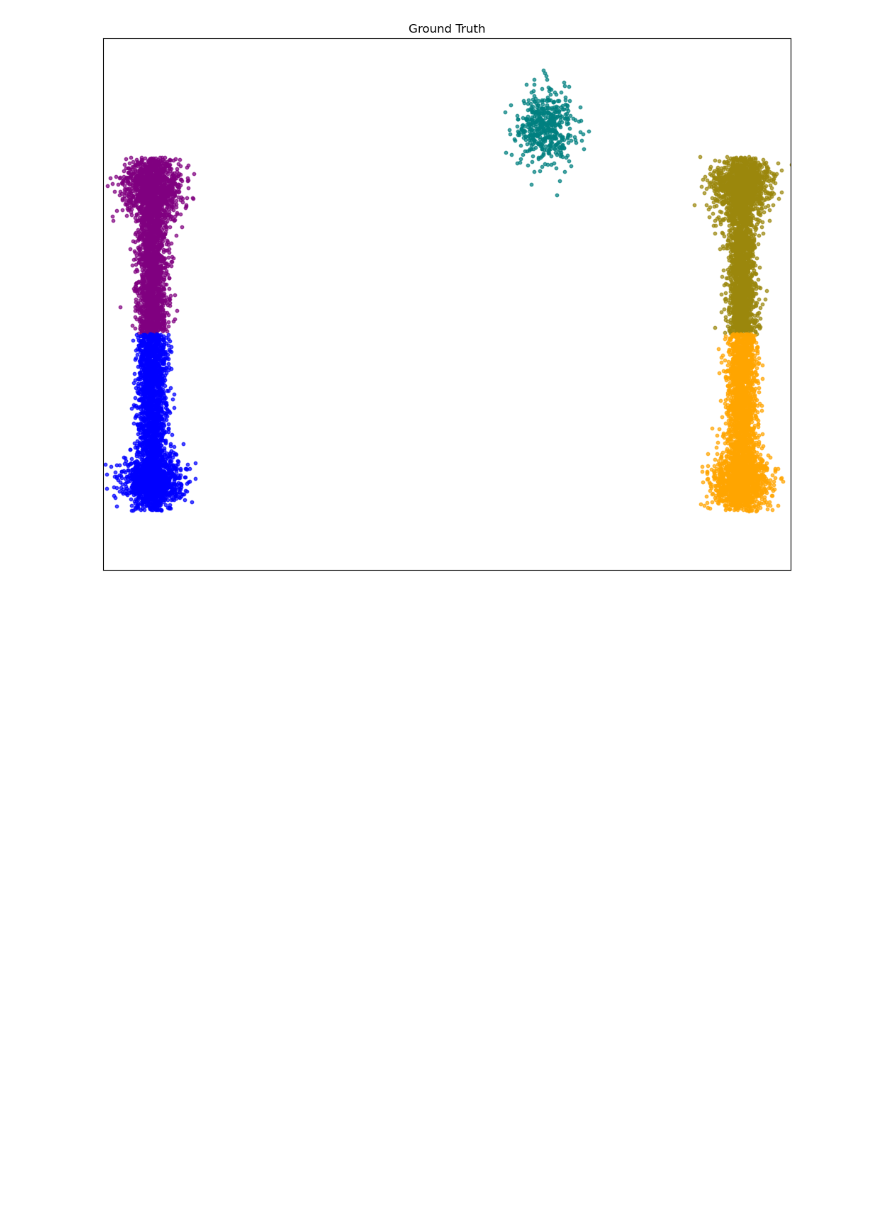
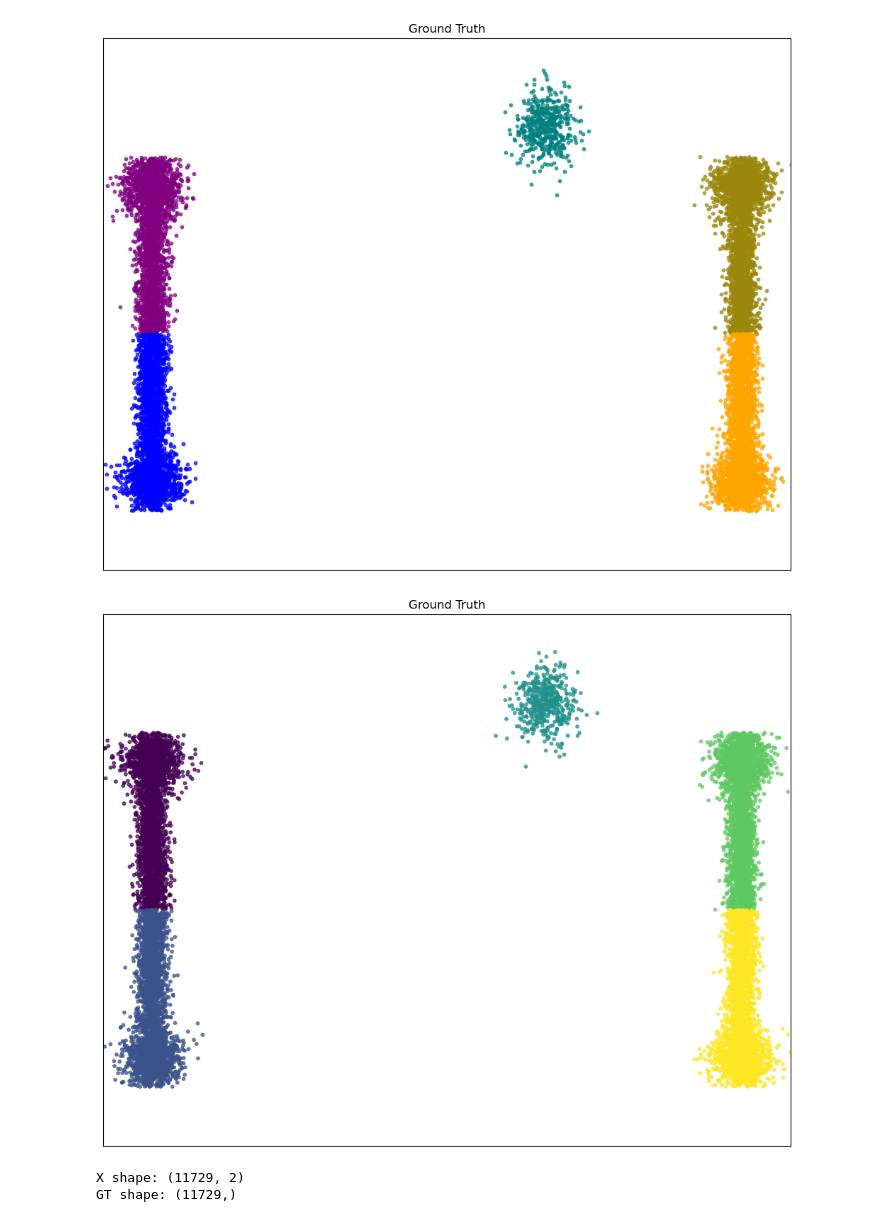
Before and after one commit to seolibek/Tufts2024, a Jupyter notebook: temp.ipynb, the cells around one changed output. Drawn from its saved outputs; the diff is of its cells as text; code cells hidden in the pictures; blank space fills up the shorter version.

Commit message:
X and GT for 5 cluster plot

```diff
--- a/temp.ipynb
+++ b/temp.ipynb
@@ -453,3 +453,78 @@ def plot_ground_truth():
 plot_ground_truth()
 # %% [output]
 [figure]
+# %%
+import numpy as np
+import matplotlib.pyplot as plt
+
+def generate_split_dumbbell_cluster(n_points, center, x_spread, y_spread, end_thickness):
+    top_half = np.random.normal(loc=(center[0], center[1] + y_spread/2),
+                                scale=(x_spread, y_spread/2),
+                                size=(n_points//2, 2))
+    bottom_half = np.random.normal(loc=(center[0], center[1] - y_spread/2),
+                                   scale=(x_spread, y_spread/2),
+                                   size=(n_points//2, 2))
+    top_end = np.random.normal(loc=(center[0], center[1] + y_spread),
+                               scale=(x_spread * end_thickness, y_spread * 0.1),
+                               size=(n_points//4, 2))
+    bottom_end = np.random.normal(loc=(center[0], center[1] - y_spread),
+                                  scale=(x_spread * end_thickness, y_spread * 0.1),
+                                  size=(n_points//4, 2))
+    all_points = np.vstack((top_half, bottom_half, top_end, bottom_end))
+    mask = (all_points[:, 1] >= center[1] - y_spread * 1.2) & (all_points[:, 1] <= center[1] + y_spread * 1.2)
+    return all_points[mask]
+
+def generate_compact_cluster(n_points, center, spread):
+    return np.random.normal(loc=center, scale=spread, size=(n_points, 2))
+
+def plot_ground_truth():
+    left_dumbbell = generate_split_dumbbell_cluster(4000, center=(0, 3), x_spread=0.15, y_spread=2.5, end_thickness=2)
+    right_dumbbell = generate_split_dumbbell_cluster(4000, center=(12, 3), x_spread=0.15, y_spread=2.5, end_thickness=2)
+    center_cluster = generate_compact_cluster(500, center=(8, 6.5), spread=0.3)
+
+    left_top = left_dumbbell[left_dumbbell[:, 1] > 3]
+    left_bottom = left_dumbbell[left_dumbbell[:, 1] <= 3]
+    right_top = right_dumbbell[right_dumbbell[:, 1] > 3]
+    right_bottom = right_dumbbell[right_dumbbell[:, 1] <= 3]
+
+    # Combine all points into X
+    X = np.vstack((left_top, left_bottom, center_cluster, right_top, right_bottom))
+
+    # Create labels
+    labels = np.concatenate([
+        np.zeros(len(left_top)),
+        np.ones(len(left_bottom)),
+        np.full(len(center_cluster), 2),
+        np.full(len(right_top), 3),
+        np.full(len(right_bottom), 4)
+    ])
+
+    # Create GT (y-coordinates)
+    GT = X[:, 1]
+
+    fig, ax = plt.subplots(figsize=(10, 8))
+    scatter = ax.scatter(X[:, 0], X[:, 1], c=labels, cmap='viridis', s=10, alpha=0.7)
+
+    ax.set_xlim(-1, 13)
+    ax.set_ylim(-1, 8)
+    ax.set_title("Ground Truth")
+    ax.set_xticks([])
+    ax.set_yticks([])
+
+    for spine in ax.spines.values():
+        spine.set_visible(True)
+
+    plt.tight_layout()
+    plt.show()
+
+    return X, GT, labels
+
+# Generate and plot data
+X, GT, labels = plot_ground_truth()
+
+print("X shape:", X.shape)
+print("GT shape:", GT.shape)
+# %% [output]
+[figure, added]
+X shape: (11729, 2)
+GT shape: (11729,)
```
